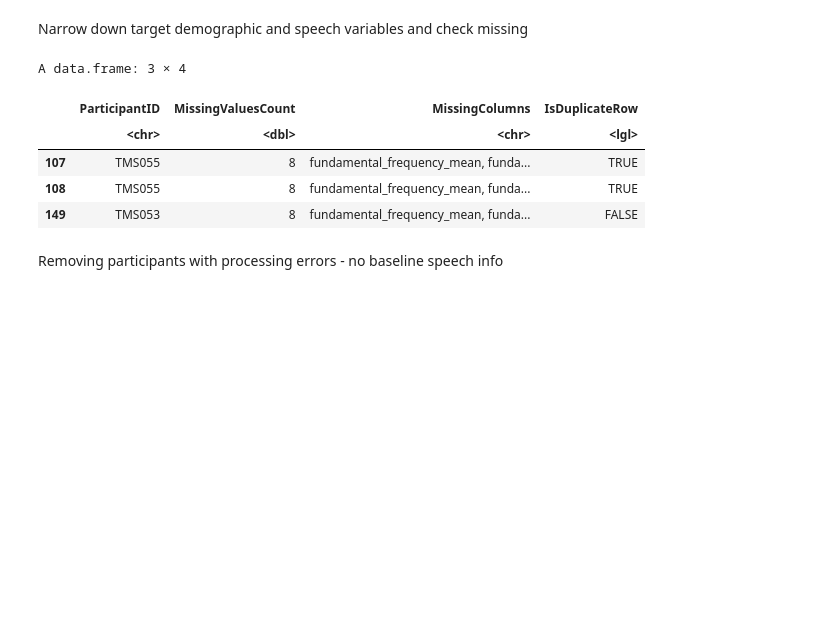
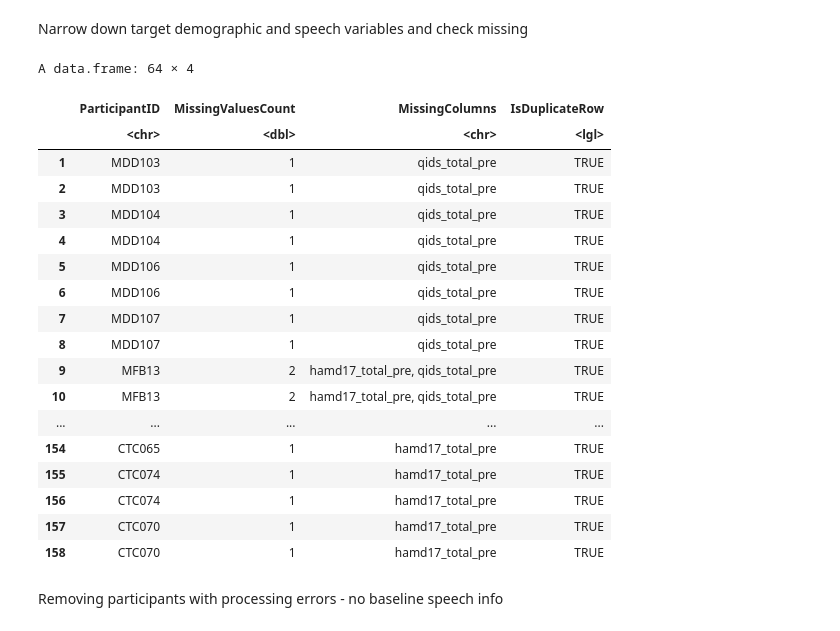
Before and after one commit to micwiseman/Winterlight_GH, a Jupyter notebook: speech_baselin_SOBP.ipynb, the cells around one changed output. Cells and saved outputs as stored; diff of their text form; code cells hidden in the pictures; blank space fills up the shorter version.

```diff
--- a/speech_baselin_SOBP.ipynb
+++ b/speech_baselin_SOBP.ipynb
@@ -234,7 +232,7 @@ speech_variables <- c('fundamental_frequency_mean','fundamental_frequency_varian
                     'sentiment_arousal')
 
 # Creating subsets of data based on these categories
-clinical_data <- WL_full_jou_bl[, c("participant_external_id", "hamd17_total_pre")]
+clinical_data <- WL_full_jou_bl[, c("participant_external_id", "hamd17_total_pre", "qids_total_pre")]
 demographic_data <- WL_full_jou_bl[, c("participant_external_id", demographic_variables)]
 speech_data <- WL_full_jou_bl[, c("participant_external_id", speech_variables)]
 
@@ -250,15 +248,28 @@ write.csv(clinical_missing, "clinical_missing.csv")
 # For demographic data
 demographic_missing <- analyze_missing_data(demographic_data, "participant_external_id")
 write.csv(demographic_missing, "demographic_missing.csv")
-# %%
-speech_missing
-# %% [output]
-A data.frame: 3 × 4
-|  | ParticipantID | MissingValuesCount | MissingColumns | IsDuplicateRow |
-|  | <chr> | <dbl> | <chr> | <lgl> |
-| 107 | TMS055 | 8 | fundamental_frequency_mean, funda... | TRUE |
-| 108 | TMS055 | 8 | fundamental_frequency_mean, funda... | TRUE |
-| 149 | TMS053 | 8 | fundamental_frequency_mean, funda... | FALSE |
+# %%
+clinical_missing
+# %% [output]
+A data.frame: 64 × 4
+|  | ParticipantID | MissingValuesCount | MissingColumns | IsDuplicateRow |
+|  | <chr> | <dbl> | <chr> | <lgl> |
+| 1 | MDD103 | 1 | qids_total_pre | TRUE |
+| 2 | MDD103 | 1 | qids_total_pre | TRUE |
+| 3 | MDD104 | 1 | qids_total_pre | TRUE |
+| 4 | MDD104 | 1 | qids_total_pre | TRUE |
+| 5 | MDD106 | 1 | qids_total_pre | TRUE |
+| 6 | MDD106 | 1 | qids_total_pre | TRUE |
+| 7 | MDD107 | 1 | qids_total_pre | TRUE |
+| 8 | MDD107 | 1 | qids_total_pre | TRUE |
+| 9 | MFB13 | 2 | hamd17_total_pre, qids_total_pre | TRUE |
+| 10 | MFB13 | 2 | hamd17_total_pre, qids_total_pre | TRUE |
+| ... | ... | ... | ... | ... |
+| 154 | CTC065 | 1 | hamd17_total_pre | TRUE |
+| 155 | CTC074 | 1 | hamd17_total_pre | TRUE |
+| 156 | CTC074 | 1 | hamd17_total_pre | TRUE |
+| 157 | CTC070 | 1 | hamd17_total_pre | TRUE |
+| 158 | CTC070 | 1 | hamd17_total_pre | TRUE |
 # %% [markdown]
 Removing participants with processing errors - no baseline speech info
 # %%
```
Also changed, not shown: parts of 7 cells of this notebook, 2 other files.
